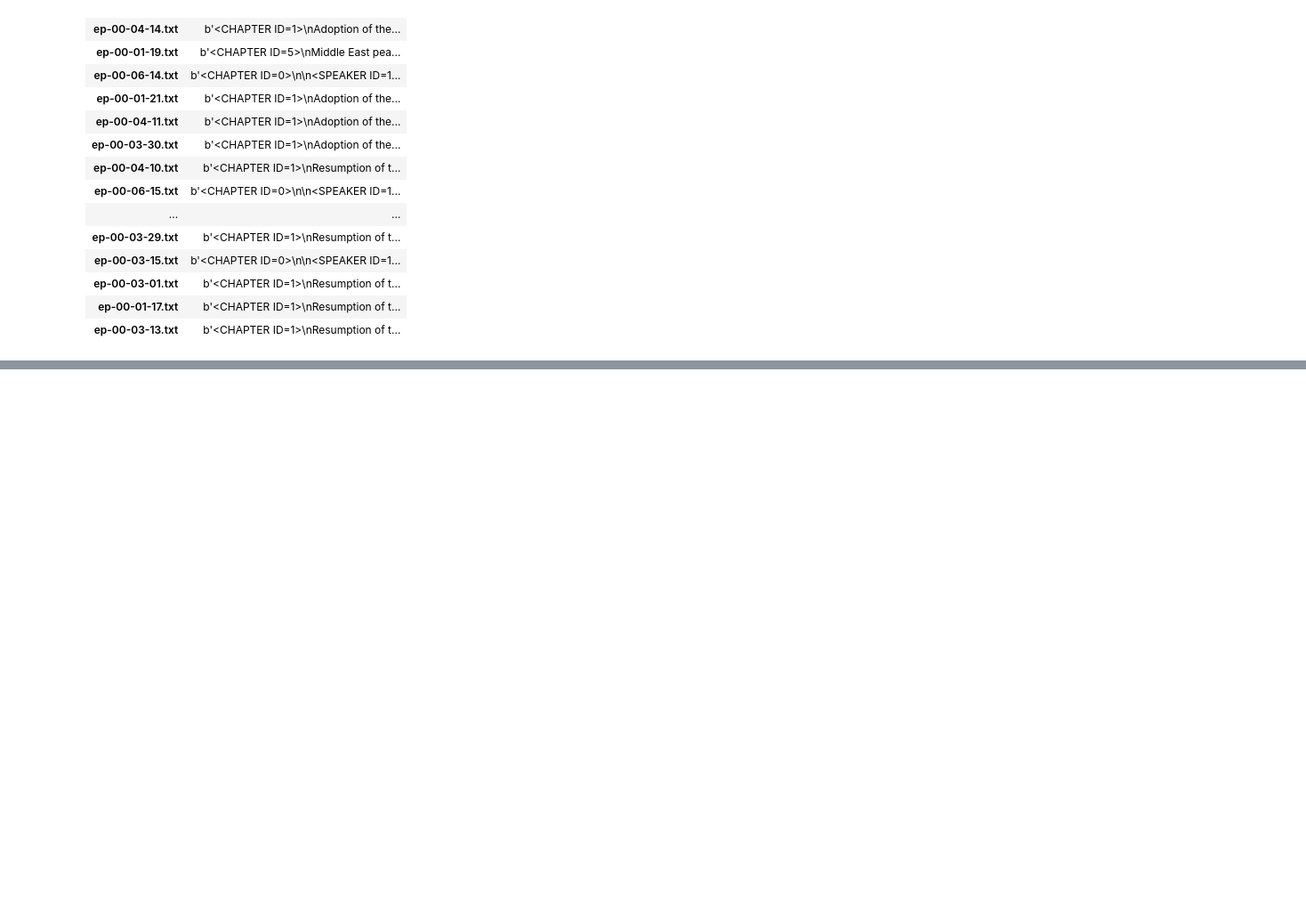
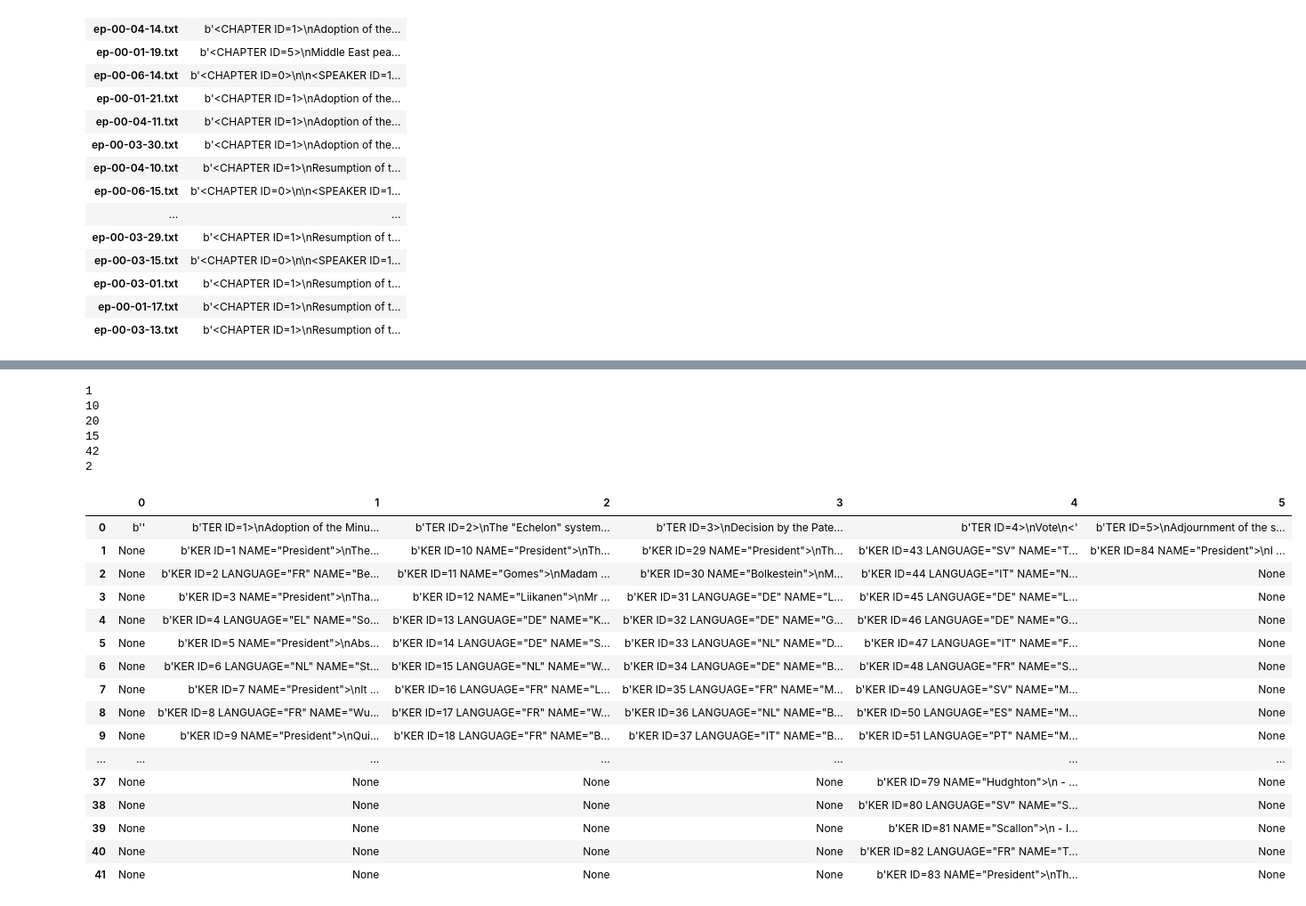
Before and after one commit to konratp/detecting-far-right-talking-points, a Jupyter notebook: data_cleaning/loading_data.ipynb, the cells around one changed output, grey strips where cells are left out. Shown: that part at 89% size. Drawn from its saved outputs; the diff is of its cells as text; code cells hidden in the pictures; blank space fills up the shorter version.

```diff
--- a/data_cleaning/loading_data.ipynb
+++ b/data_cleaning/loading_data.ipynb
@@ -55,3 +49,6 @@ corpus2
 | ep-00-03-01.txt | b'<CHAPTER ID=1>\nResumption of t... |
 | ep-00-01-17.txt | b'<CHAPTER ID=1>\nResumption of t... |
 | ep-00-03-13.txt | b'<CHAPTER ID=1>\nResumption of t... |
+# %%
+for i in corpus2.index:
+    print(i)
@@ -57,0 +73,2 @@ corpus2
+# %%
+text = corpus2[0][7]
@@ -57,0 +79,2 @@ corpus2
+# %%
+chap_split = text.split(b"<CHAP")
@@ -57,0 +94,4 @@ corpus2
+# %%
+spea_split = []
+for i in chap_split:
+    spea_split.append(i.split(b"SPEA"))
@@ -57,0 +118,31 @@ corpus2
+# %%
+for i in spea_split:
+    print(len(i))
+# %% [output]
+1
+10
+20
+15
+42
+2
+# %%
+test_corp = pd.DataFrame(spea_split).T
+test_corp
+# %% [output]
+|  | 0 | 1 | 2 | 3 | 4 | 5 |
+| 0 | b'' | b'TER ID=1>\nAdoption of the Minu... | b'TER ID=2>\nThe "Echelon" system... | b'TER ID=3>\nDecision by the Pate... | b'TER ID=4>\nVote\n<' | b'TER ID=5>\nAdjournment of the s... |
+| 1 | None | b'KER ID=1 NAME="President">\nThe... | b'KER ID=10 NAME="President">\nTh... | b'KER ID=29 NAME="President">\nTh... | b'KER ID=43 LANGUAGE="SV" NAME="T... | b'KER ID=84 NAME="President">\nI ... |
+| 2 | None | b'KER ID=2 LANGUAGE="FR" NAME="Be... | b'KER ID=11 NAME="Gomes">\nMadam ... | b'KER ID=30 NAME="Bolkestein">\nM... | b'KER ID=44 LANGUAGE="IT" NAME="N... | None |
+| 3 | None | b'KER ID=3 NAME="President">\nTha... | b'KER ID=12 NAME="Liikanen">\nMr ... | b'KER ID=31 LANGUAGE="DE" NAME="L... | b'KER ID=45 LANGUAGE="DE" NAME="L... | None |
+| 4 | None | b'KER ID=4 LANGUAGE="EL" NAME="So... | b'KER ID=13 LANGUAGE="DE" NAME="K... | b'KER ID=32 LANGUAGE="DE" NAME="G... | b'KER ID=46 LANGUAGE="DE" NAME="G... | None |
+| 5 | None | b'KER ID=5 NAME="President">\nAbs... | b'KER ID=14 LANGUAGE="DE" NAME="S... | b'KER ID=33 LANGUAGE="NL" NAME="D... | b'KER ID=47 LANGUAGE="IT" NAME="F... | None |
+| 6 | None | b'KER ID=6 LANGUAGE="NL" NAME="St... | b'KER ID=15 LANGUAGE="NL" NAME="W... | b'KER ID=34 LANGUAGE="DE" NAME="B... | b'KER ID=48 LANGUAGE="FR" NAME="S... | None |
+| 7 | None | b'KER ID=7 NAME="President">\nIt ... | b'KER ID=16 LANGUAGE="FR" NAME="L... | b'KER ID=35 LANGUAGE="FR" NAME="M... | b'KER ID=49 LANGUAGE="SV" NAME="M... | None |
+| 8 | None | b'KER ID=8 LANGUAGE="FR" NAME="Wu... | b'KER ID=17 LANGUAGE="FR" NAME="W... | b'KER ID=36 LANGUAGE="NL" NAME="B... | b'KER ID=50 LANGUAGE="ES" NAME="M... | None |
+| 9 | None | b'KER ID=9 NAME="President">\nQui... | b'KER ID=18 LANGUAGE="FR" NAME="B... | b'KER ID=37 LANGUAGE="IT" NAME="B... | b'KER ID=51 LANGUAGE="PT" NAME="M... | None |
+| ... | ... | ... | ... | ... | ... | ... |
+| 37 | None | None | None | None | b'KER ID=79 NAME="Hudghton">\n - ... | None |
+| 38 | None | None | None | None | b'KER ID=80 LANGUAGE="SV" NAME="S... | None |
+| 39 | None | None | None | None | b'KER ID=81 NAME="Scallon">\n - I... | None |
+| 40 | None | None | None | None | b'KER ID=82 LANGUAGE="FR" NAME="T... | None |
+| 41 | None | None | None | None | b'KER ID=83 NAME="President">\nTh... | None |
```
Also changed, not shown: parts of 15 cells of this notebook.
